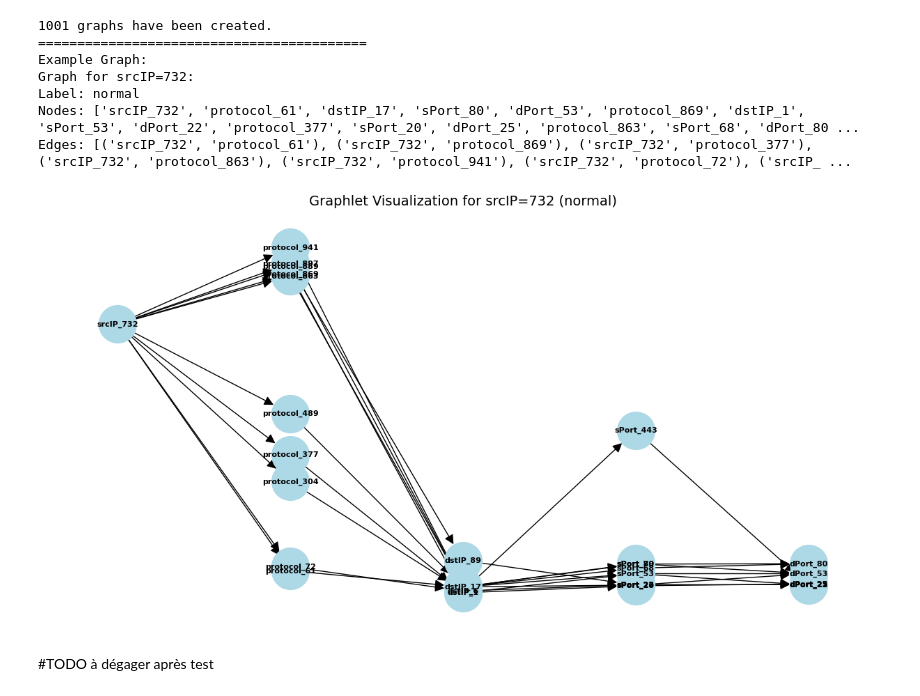
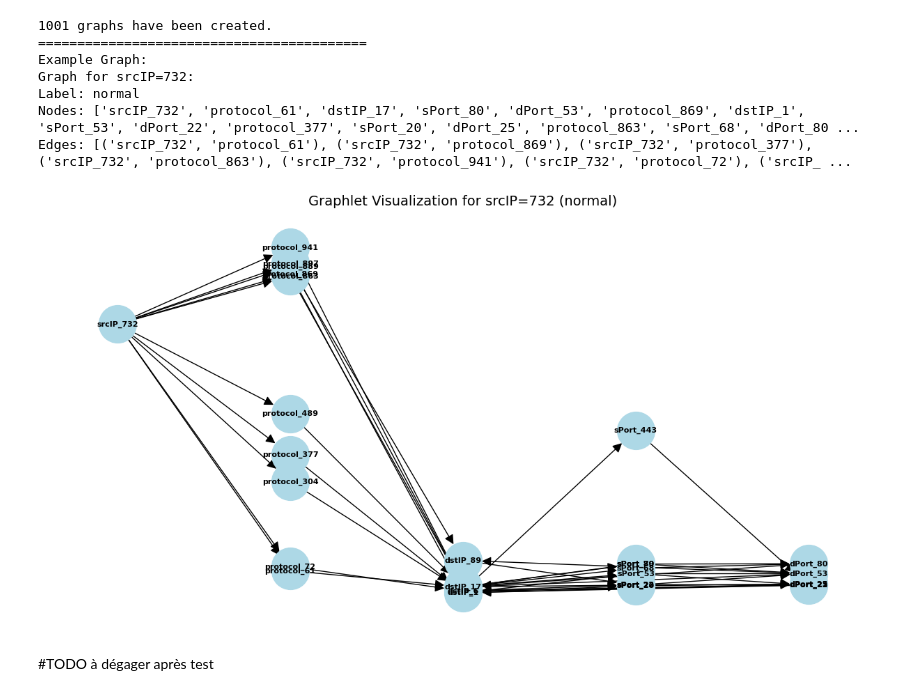
Before and after one commit to FromentLorenzo/ML4Networks, a Jupyter notebook: MLNetwork.ipynb, the cells around one changed output. Drawn from its saved outputs; the diff is of its cells as text; code cells hidden in the pictures.

```diff
--- a/MLNetwork.ipynb
+++ b/MLNetwork.ipynb
@@ -77,6 +77,8 @@ def create_graph_for_srcIP(group, has_label):
         G.add_edge(f"protocol_{protocol}", f"dstIP_{dstIP}")
         G.add_edge(f"dstIP_{dstIP}", f"sPort_{sPort}")
         G.add_edge(f"sPort_{sPort}", f"dPort_{dPort}")
+        G.add_edge(f"dPort_{dPort}", f"dstIP_{dstIP}")
+
 
     return G
 
@@ -128,34 +130,34 @@ def main(file_path, srcIP_to_visualize, has_label=True, graphs_by_srcIP=None):
         graph = create_graph_for_srcIP(group, has_label)
         graphs_by_srcIP[srcIP] = graph
 
     print(f"{len(graphs_by_srcIP)} graphs have been created.")
     print("==========================================")
 
     # Visualize the graph for the specified srcIP
     if srcIP_to_visualize in graphs_by_srcIP:
         graph = graphs_by_srcIP[srcIP_to_visualize]
         print(f"Example Graph: \nGraph for srcIP={srcIP_to_visualize}:")
         print(f"Label: {graph.graph['label']}")
         print(f"Nodes: {list(graph.nodes())}")
         print(f"Edges: {list(graph.edges())}")
 
         # Visualize the graph
         visualize_graph(graph, srcIP_to_visualize)
     else:
         print(f"No graph found for srcIP={srcIP_to_visualize}.")
 
 # Example usage
 graphs_by_srcIP = {}
 main('annotated-trace.csv', 732, has_label=True, graphs_by_srcIP=graphs_by_srcIP)
 # %% [output]
 1001 graphs have been created.
 ==========================================
 Example Graph:
 Graph for srcIP=732:
 Label: normal
 Nodes: ['srcIP_732', 'protocol_61', 'dstIP_17', 'sPort_80', 'dPort_53', 'protocol_869', 'dstIP_1', 'sPort_53', 'dPort_22', 'protocol_377', 'sPort_20', 'dPort_25', 'protocol_863', 'sPort_68', 'dPort_80 ...
 Edges: [('srcIP_732', 'protocol_61'), ('srcIP_732', 'protocol_869'), ('srcIP_732', 'protocol_377'), ('srcIP_732', 'protocol_863'), ('srcIP_732', 'protocol_941'), ('srcIP_732', 'protocol_72'), ('srcIP_ ...
-[figure, old version]
+[figure, new version]
 # %% [markdown]
 #TODO à dégager après test
 # %%
```
Also changed, not shown: parts of 11 cells of this notebook.
